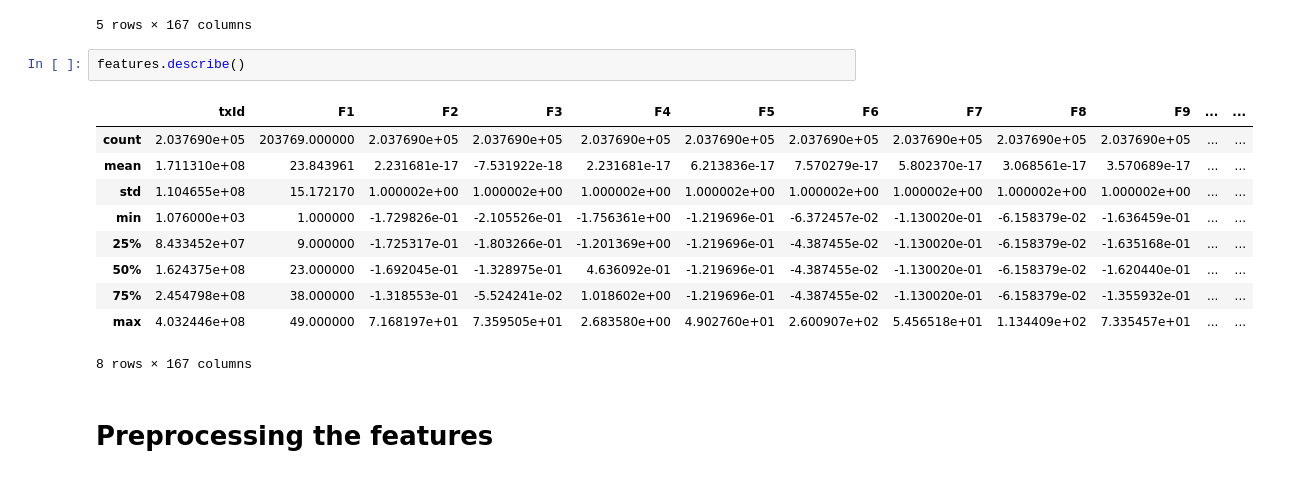
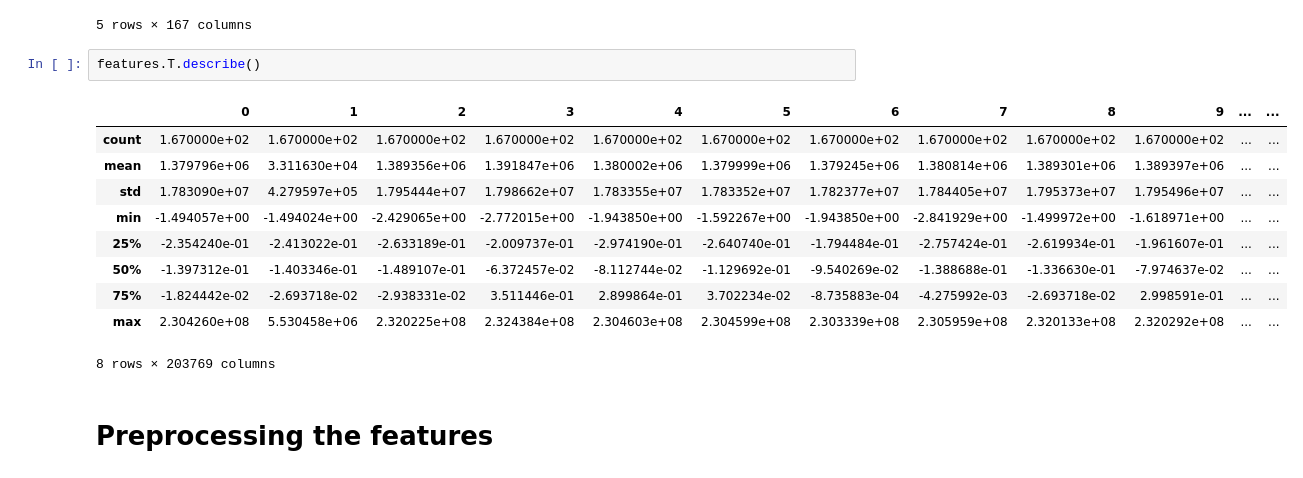
Before and after one commit to gregorysharkov/fraud_detection, a Jupyter notebook: notebooks/elliptic_eda.ipynb, the cells around one changed output. Saved outputs shown, nothing was run; the diff lists cells and outputs as text.

```diff
--- a/notebooks/elliptic_eda.ipynb
+++ b/notebooks/elliptic_eda.ipynb
@@ -82,18 +82,18 @@ features.head()
 | 4 | 230460314 | 1 | 1.011523 | -0.081127 | -1.201369 | 1.153668 | 0.333276 | 1.312656 | -0.061584 | -0.163523 | ... | ... |
 5 rows × 167 columns
 # %%
-features.describe()
+features.T.describe()
 # %% [output]
-|  | txId | F1 | F2 | F3 | F4 | F5 | F6 | F7 | F8 | F9 | ... | ... |
-| count | 2.037690e+05 | 203769.000000 | 2.037690e+05 | 2.037690e+05 | 2.037690e+05 | 2.037690e+05 | 2.037690e+05 | 2.037690e+05 | 2.037690e+05 | 2.037690e+05 | ... | ... |
-| mean | 1.711310e+08 | 23.843961 | 2.231681e-17 | -7.531922e-18 | 2.231681e-17 | 6.213836e-17 | 7.570279e-17 | 5.802370e-17 | 3.068561e-17 | 3.570689e-17 | ... | ... |
-| std | 1.104655e+08 | 15.172170 | 1.000002e+00 | 1.000002e+00 | 1.000002e+00 | 1.000002e+00 | 1.000002e+00 | 1.000002e+00 | 1.000002e+00 | 1.000002e+00 | ... | ... |
-| min | 1.076000e+03 | 1.000000 | -1.729826e-01 | -2.105526e-01 | -1.756361e+00 | -1.219696e-01 | -6.372457e-02 | -1.130020e-01 | -6.158379e-02 | -1.636459e-01 | ... | ... |
-| 25% | 8.433452e+07 | 9.000000 | -1.725317e-01 | -1.803266e-01 | -1.201369e+00 | -1.219696e-01 | -4.387455e-02 | -1.130020e-01 | -6.158379e-02 | -1.635168e-01 | ... | ... |
-| 50% | 1.624375e+08 | 23.000000 | -1.692045e-01 | -1.328975e-01 | 4.636092e-01 | -1.219696e-01 | -4.387455e-02 | -1.130020e-01 | -6.158379e-02 | -1.620440e-01 | ... | ... |
-| 75% | 2.454798e+08 | 38.000000 | -1.318553e-01 | -5.524241e-02 | 1.018602e+00 | -1.219696e-01 | -4.387455e-02 | -1.130020e-01 | -6.158379e-02 | -1.355932e-01 | ... | ... |
-| max | 4.032446e+08 | 49.000000 | 7.168197e+01 | 7.359505e+01 | 2.683580e+00 | 4.902760e+01 | 2.600907e+02 | 5.456518e+01 | 1.134409e+02 | 7.335457e+01 | ... | ... |
+|  | 0 | 1 | 2 | 3 | 4 | 5 | 6 | 7 | 8 | 9 | ... | ... |
+| count | 1.670000e+02 | 1.670000e+02 | 1.670000e+02 | 1.670000e+02 | 1.670000e+02 | 1.670000e+02 | 1.670000e+02 | 1.670000e+02 | 1.670000e+02 | 1.670000e+02 | ... | ... |
+| mean | 1.379796e+06 | 3.311630e+04 | 1.389356e+06 | 1.391847e+06 | 1.380002e+06 | 1.379999e+06 | 1.379245e+06 | 1.380814e+06 | 1.389301e+06 | 1.389397e+06 | ... | ... |
+| std | 1.783090e+07 | 4.279597e+05 | 1.795444e+07 | 1.798662e+07 | 1.783355e+07 | 1.783352e+07 | 1.782377e+07 | 1.784405e+07 | 1.795373e+07 | 1.795496e+07 | ... | ... |
+| min | -1.494057e+00 | -1.494024e+00 | -2.429065e+00 | -2.772015e+00 | -1.943850e+00 | -1.592267e+00 | -1.943850e+00 | -2.841929e+00 | -1.499972e+00 | -1.618971e+00 | ... | ... |
+| 25% | -2.354240e-01 | -2.413022e-01 | -2.633189e-01 | -2.009737e-01 | -2.974190e-01 | -2.640740e-01 | -1.794484e-01 | -2.757424e-01 | -2.619934e-01 | -1.961607e-01 | ... | ... |
+| 50% | -1.397312e-01 | -1.403346e-01 | -1.489107e-01 | -6.372457e-02 | -8.112744e-02 | -1.129692e-01 | -9.540269e-02 | -1.388688e-01 | -1.336630e-01 | -7.974637e-02 | ... | ... |
+| 75% | -1.824442e-02 | -2.693718e-02 | -2.938331e-02 | 3.511446e-01 | 2.899864e-01 | 3.702234e-02 | -8.735883e-04 | -4.275992e-03 | -2.693718e-02 | 2.998591e-01 | ... | ... |
+| max | 2.304260e+08 | 5.530458e+06 | 2.320225e+08 | 2.324384e+08 | 2.304603e+08 | 2.304599e+08 | 2.303339e+08 | 2.305959e+08 | 2.320133e+08 | 2.320292e+08 | ... | ... |
-8 rows × 167 columns
+8 rows × 203769 columns
 # %% [markdown]
 # Preprocessing the features
 # %%
```
Also changed, not shown: parts of 3 cells of this notebook, 13 other files.
